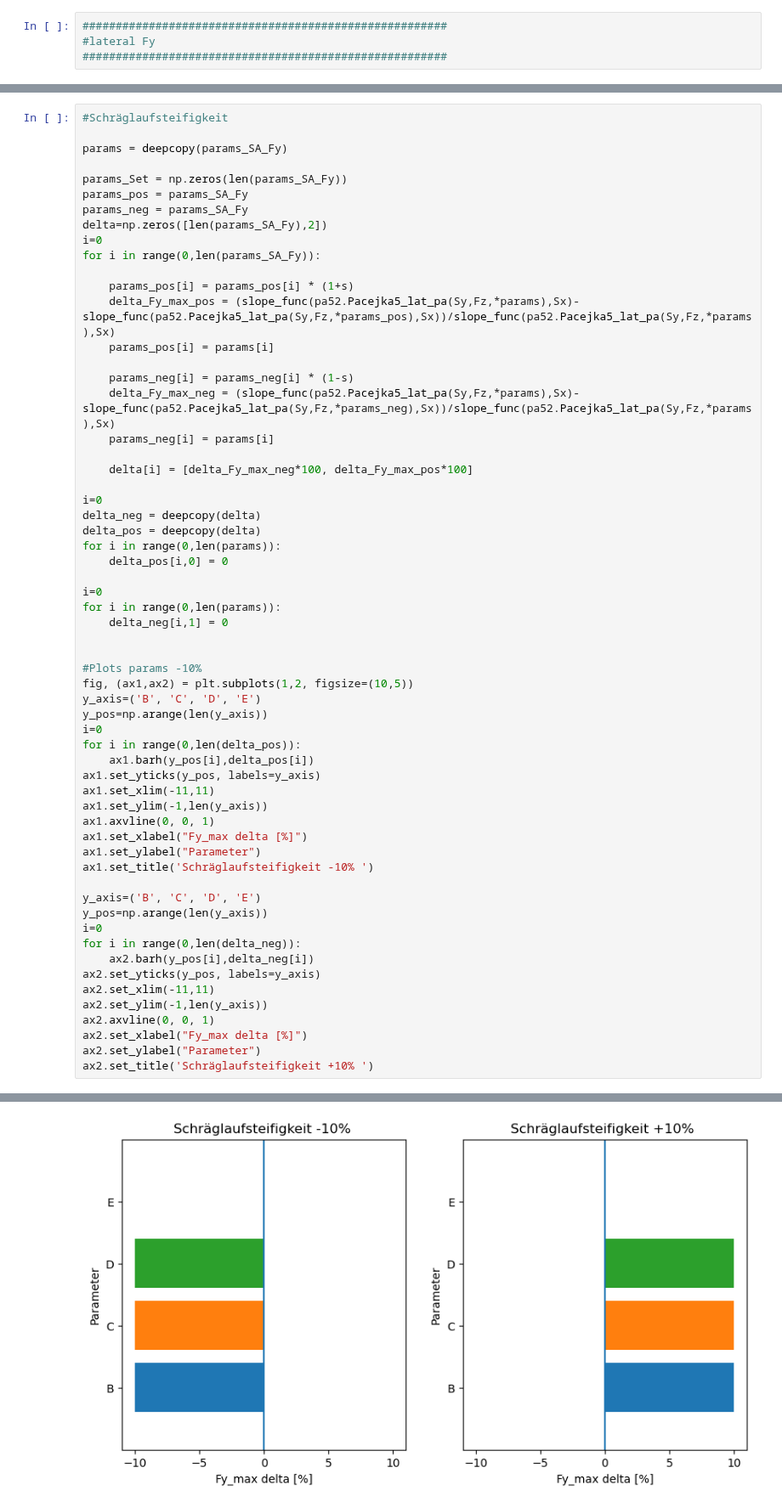
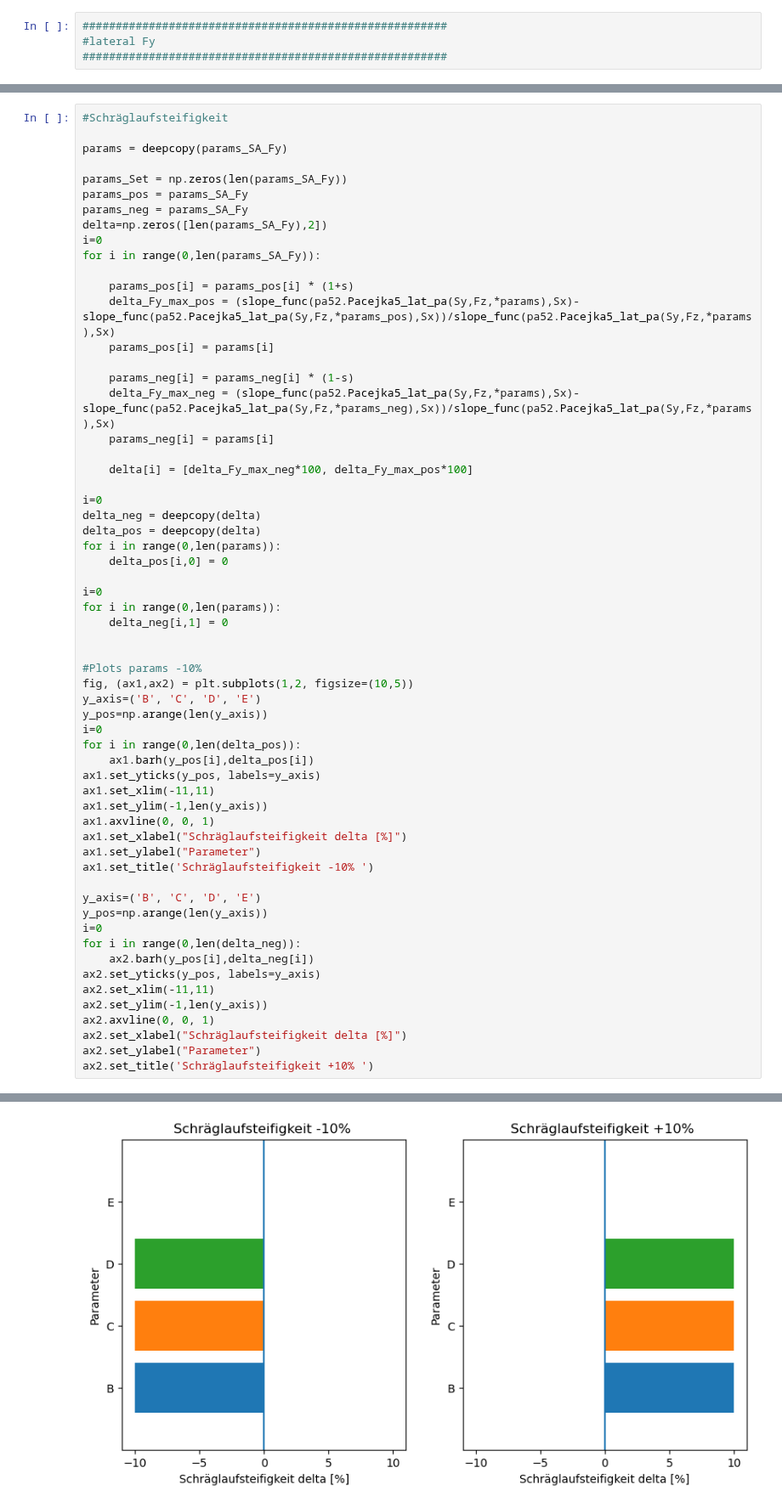
Before and after one commit to BenediktRuhland/SA-Tire-model, a Jupyter notebook: lokal SA/lokale SA Pacejka5.ipynb, the cells around one changed output, grey strips where cells are left out. Shown at 85% size. Drawn from its saved outputs; the diff is of its cells as text.

```diff
--- a/lokal SA/lokale SA Pacejka5.ipynb
+++ b/lokal SA/lokale SA Pacejka5.ipynb
@@ -560,33 +574,33 @@ for i in range(0,len(params)):
     delta_neg[i,1] = 0
 
 
 #Plots params -10%
 fig, (ax1,ax2) = plt.subplots(1,2, figsize=(10,5))
 y_axis=('B', 'C', 'D', 'E')
 y_pos=np.arange(len(y_axis))
 i=0
 for i in range(0,len(delta_pos)):
     ax1.barh(y_pos[i],delta_pos[i])
 ax1.set_yticks(y_pos, labels=y_axis)
 ax1.set_xlim(-11,11)
 ax1.set_ylim(-1,len(y_axis))
 ax1.axvline(0, 0, 1)
-ax1.set_xlabel("Fy_max delta [%]")
+ax1.set_xlabel("Schräglaufsteifigkeit delta [%]")
 ax1.set_ylabel("Parameter")
 ax1.set_title('Schräglaufsteifigkeit -10% ')
 
 y_axis=('B', 'C', 'D', 'E')
 y_pos=np.arange(len(y_axis))
 i=0
 for i in range(0,len(delta_neg)):
     ax2.barh(y_pos[i],delta_neg[i])
 ax2.set_yticks(y_pos, labels=y_axis)
 ax2.set_xlim(-11,11)
 ax2.set_ylim(-1,len(y_axis))
 ax2.axvline(0, 0, 1)
-ax2.set_xlabel("Fy_max delta [%]")
+ax2.set_xlabel("Schräglaufsteifigkeit delta [%]")
 ax2.set_ylabel("Parameter")
 ax2.set_title('Schräglaufsteifigkeit +10% ')
 # %% [output]
 Text(0.5, 1.0, 'Schräglaufsteifigkeit +10% ')
-[figure, old version]
+[figure, new version]
```
Also changed, not shown: parts of 8 cells of this notebook, 9 other files.
